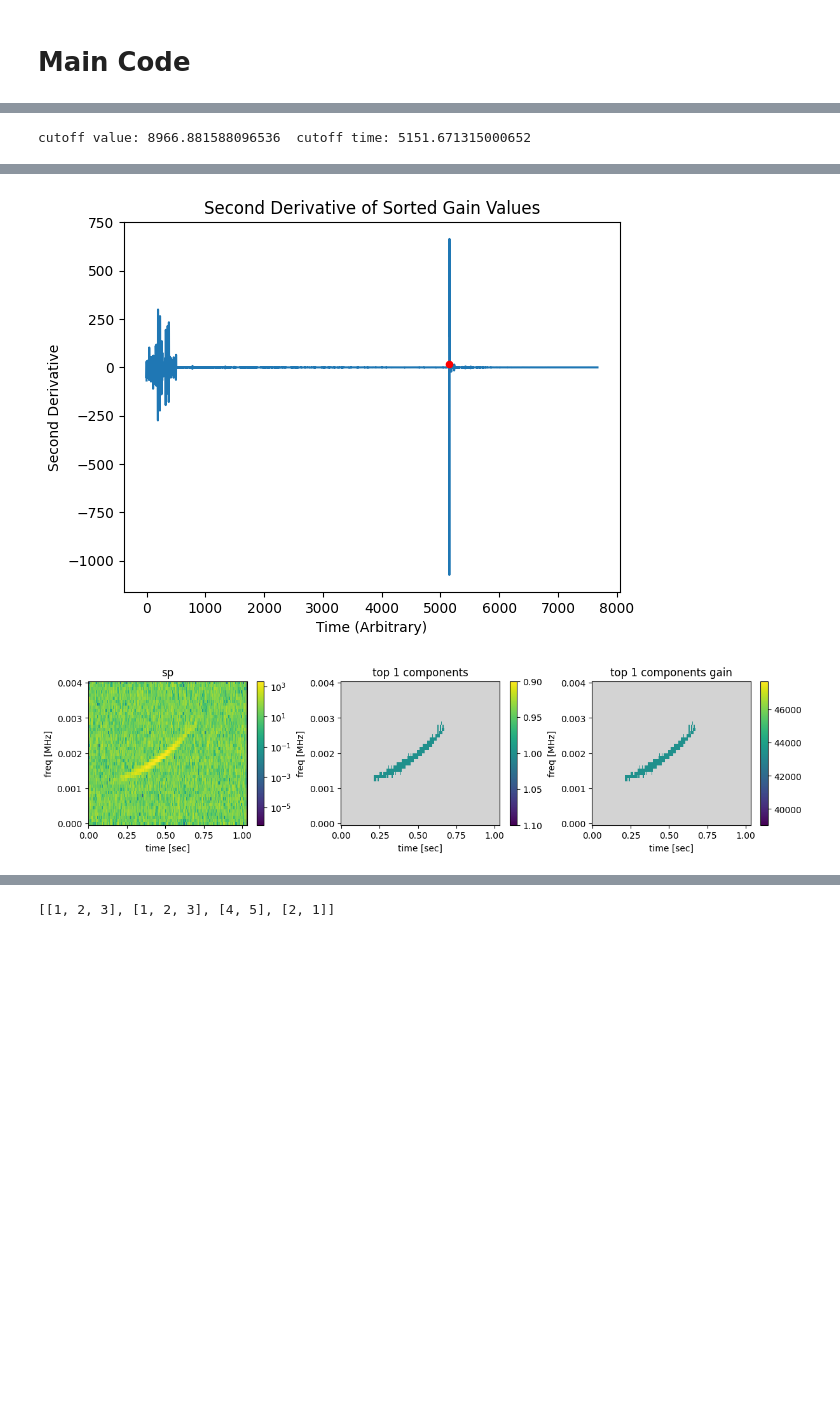
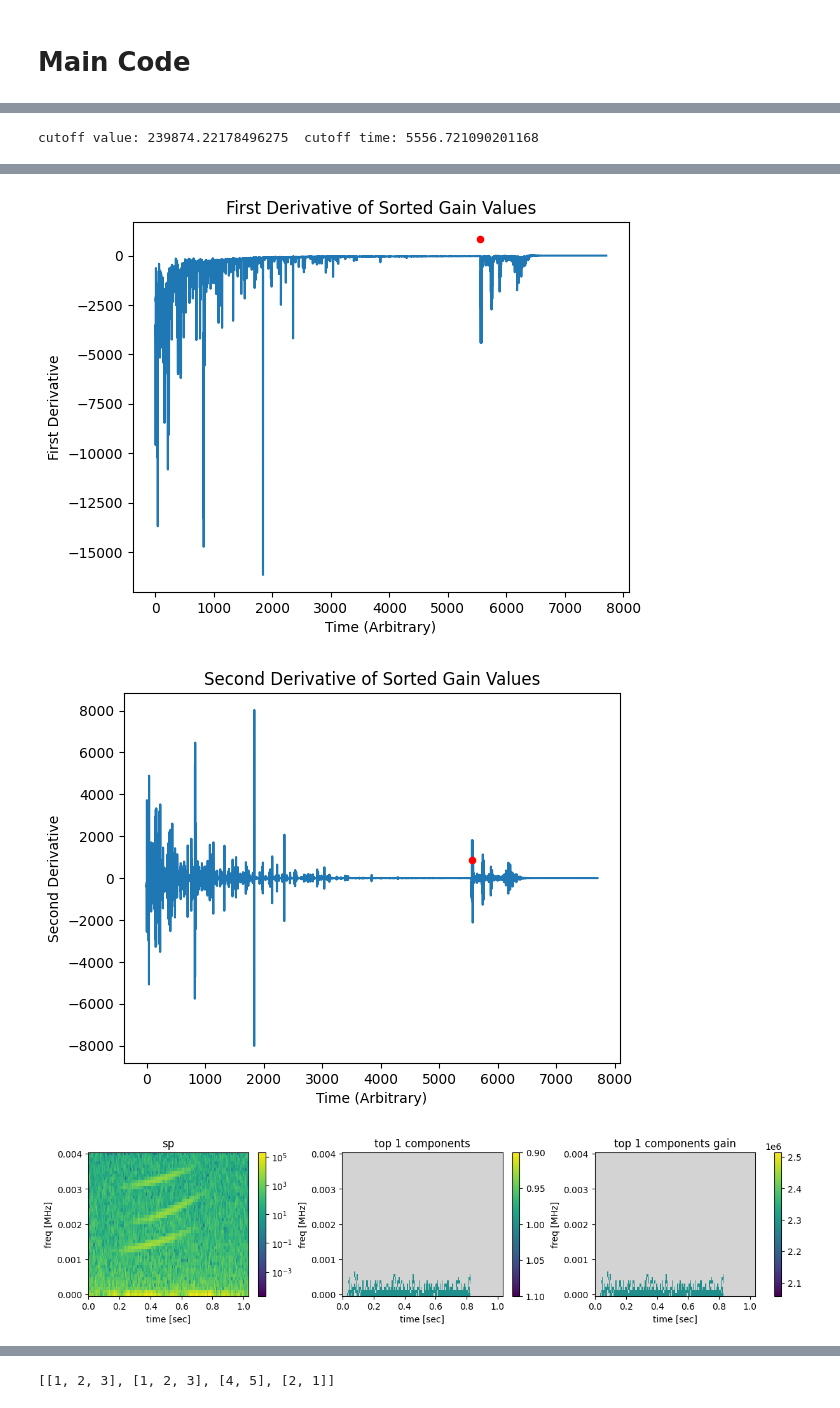
Before and after one commit to nacrocker/automated-segmentation, a Jupyter notebook: Maxs_maxtree_tests_with_synthetic_data_and_noise.ipynb, the cells around one changed output, grey strips where cells are left out. Cells and saved outputs as stored; diff of their text form; code cells hidden in the pictures; blank space fills up the shorter version.

```diff
--- a/Maxs_maxtree_tests_with_synthetic_data_and_noise.ipynb
+++ b/Maxs_maxtree_tests_with_synthetic_data_and_noise.ipynb
@@ -1398,15 +1702,15 @@ chirps=[]
 
 t0=t[int(nt/16)]
 t1=t[int(nt/16)+int(nt*3/4)-1]
-chirps.append(Chirp(amp=2.0, t0=t0, t1=t1, f0=0.3*fN, f1=0.9*fN))
+chirps.append(Chirp(amp=3.0, t0=t0, t1=t1, f0=0.75*fN, f1=1.0*fN))
 
-'''t0=t[int(nt/8)]
+t0=t[int(nt/8)]
 t1=t[int(nt/8)+int(nt*3/4)-1]
-chirps.append(Chirp(amp=1.5, t0=t0, t1=t1, f0=0.15*fN, f1=0.7*fN))'''
+chirps.append(Chirp(amp=3.5, t0=t0, t1=t1, f0=0.5*fN, f1=0.85*fN))
 
-'''t0= 0  # t[int(nt/5)]
+t0= 0  # t[int(nt/5)]
 t1=t[int(nt/16)+int(nt*3/4)-1]
-chirps.append(Chirp(amp=3.0, t0=t0, t1=t1, f0=0.7*fN, f1=1.0*fN))''' #added to test slope method
+chirps.append(Chirp(amp= 4.0, t0=t0, t1=t1, f0=0.3*fN, f1=0.55*fN)) #added to test slope method
 
 
 
@@ -1423,7 +1727,7 @@ def color_noise(noise, alpha):
     return np.fft.irfft(np.fft.rfft(noise) / f**(alpha/2), n=len(noise))#real inverse fft of real fft/ freq dependent scaling factor
     #---colored noise function - 0 white, 0.5 pink, 1 brown ----
 
-noise = color_noise(noise_1,0) #around alpha of 0.3 errors in detection occur
+noise = color_noise(noise_1,1) #around alpha of 0.3 errors in detection occur
 
 
 
@@ -1520,7 +1824,11 @@ tsp = tsigstft
 spmxtr=max_tree_cl(sp,connectivity=2)
 self=spmxtr
 
-gain_choice='avspecdens'
+gain_choice= 'avspecdens'
+#gain_choice = 'exp(entropy/area)'
+#gain_choice = 'skinny'
+#gain_choice = '1' #tot intesnity/area
+#gain_choice = 'avspecdens_div_freq'
 #gain_choice = 'avspecheight'
 #gain_choice = 'neg_kldiv_wresp_uniform_intensity'
 #gain_choice = 'log_energy_concentration'
@@ -1530,7 +1838,7 @@ gain = self.gain_predefined(gain_choice)
 #each pixel which is in the same maxtree bin corresponds to the same gain
 mxgnndslabeltopfill,mxgntopfill = self.label_optimummaxattrnode_image_components_with_rank_and_attr(gain)
 
-ntop=10 #used to be 10
+ntop=3 #used to be 10
 spdict = {'sp':sp,'fsp':fsp,'tsp':tsp}
 _ = show_top_components_rank_and_gain(spdict,mxgnndslabeltopfill,mxgntopfill,ntop=ntop,panelsize=(vsz,hsz),use_LogNorm_for_gain=False)
 
@@ -1558,7 +2302,9 @@ self=spmxtr
 #gain_choice = 'log_energy_concentration'
 #gain_choice='combo_specdens_signal_energy_concentration' #pretty good at telling when signal is just noise
 #gain_choice = 'signal_energy_concentration' #works with slope method second best, can't tell if signal is just noise
+#gain_choice = 'exp(entropy/area)'
 gain_choice='avspecdens' #works with slope method extremely well, can tell if signal is just white noise
+#gain_choice = 'avspecdens_div_freq'
 #---Imports differents gains----
 
 
@@ -1636,8 +2382,12 @@ plt.show()
 #----plot sorted gain values----
 
 
-'''plt.plot(new_t, slope_unique_sorted)
-plt.show()'''
+plt.plot(new_t, slope_unique_sorted)
+plt.title('First Derivative of Sorted Gain Values')
+plt.xlabel('Time (Arbitrary)')
+plt.ylabel('First Derivative')
+plt.scatter(new_t[index], second_deriv_threshold, color='red', s=20, zorder=4, label='Threshold')
+plt.show()
 #----plot first deriv of sorted gain values----
 
 
@@ -1675,9 +2425,8 @@ for i in range(len(slope_of_slope_unique_sorted)//2):
  #----If there are no significant peaks in first half of array then take 0 components i.e. the signal is noise----
  #----If there are significant peaks then ntop = count as normal
 
-
 spdict = {'sp':sp,'fsp':fsp,'tsp':tsp}
 _ = show_top_components_rank_and_gain(spdict,mxgnndslabeltopfill,mxgntopfill,ntop=ntop,panelsize=(vsz,hsz),use_LogNorm_for_gain=False)
 #----plot spectrogram, top components, and top components gain----
 # %% [output]
-cutoff value: 8966.881588096536  cutoff time: 5151.671315000652
+cutoff value: 239874.22178496275  cutoff time: 5556.721090201168
@@ -1685,5 +2434,6 @@ cutoff value: 8966.881588096536  cutoff time: 5151.671315000652
-[figure, old version]
+[figure, new version]
-[figure, old version]
+[figure, new version]
+[figure, added]
 # %%
 #@title Frequency Spread Criteria
 from scipy.signal import savgol_filter
```
Also changed, not shown: parts of 29 cells of this notebook.
